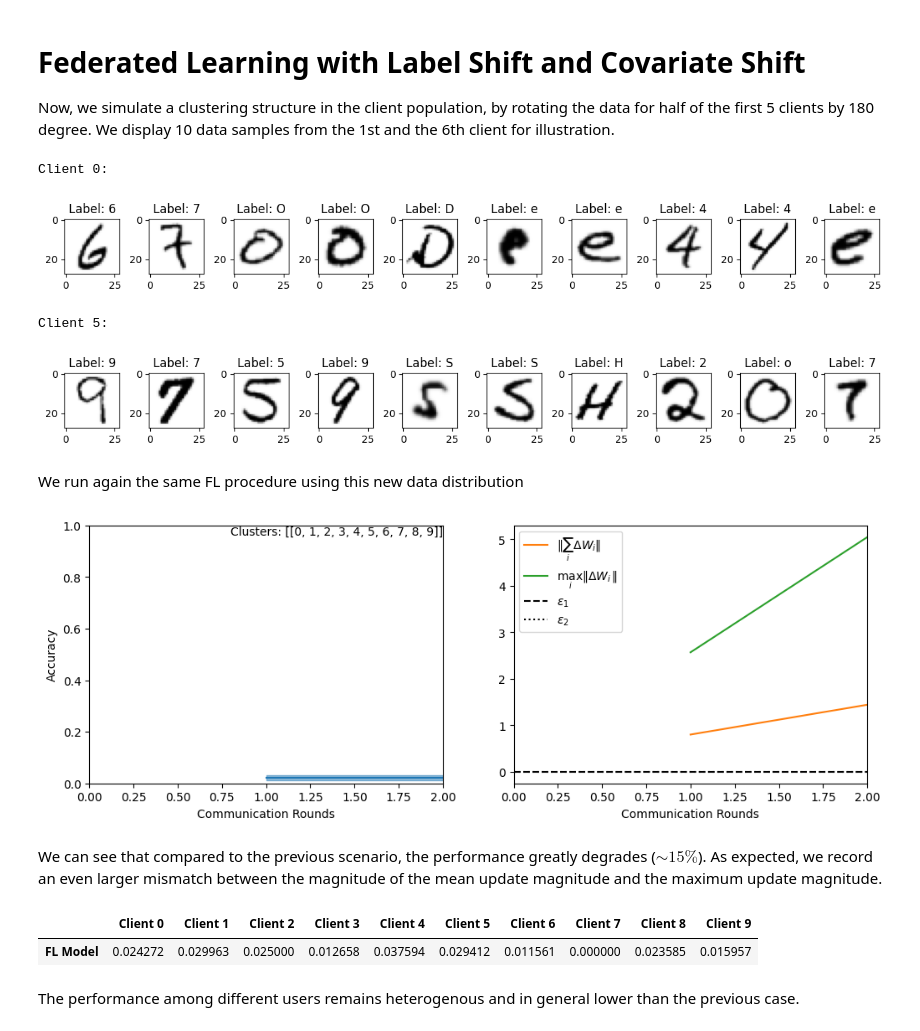
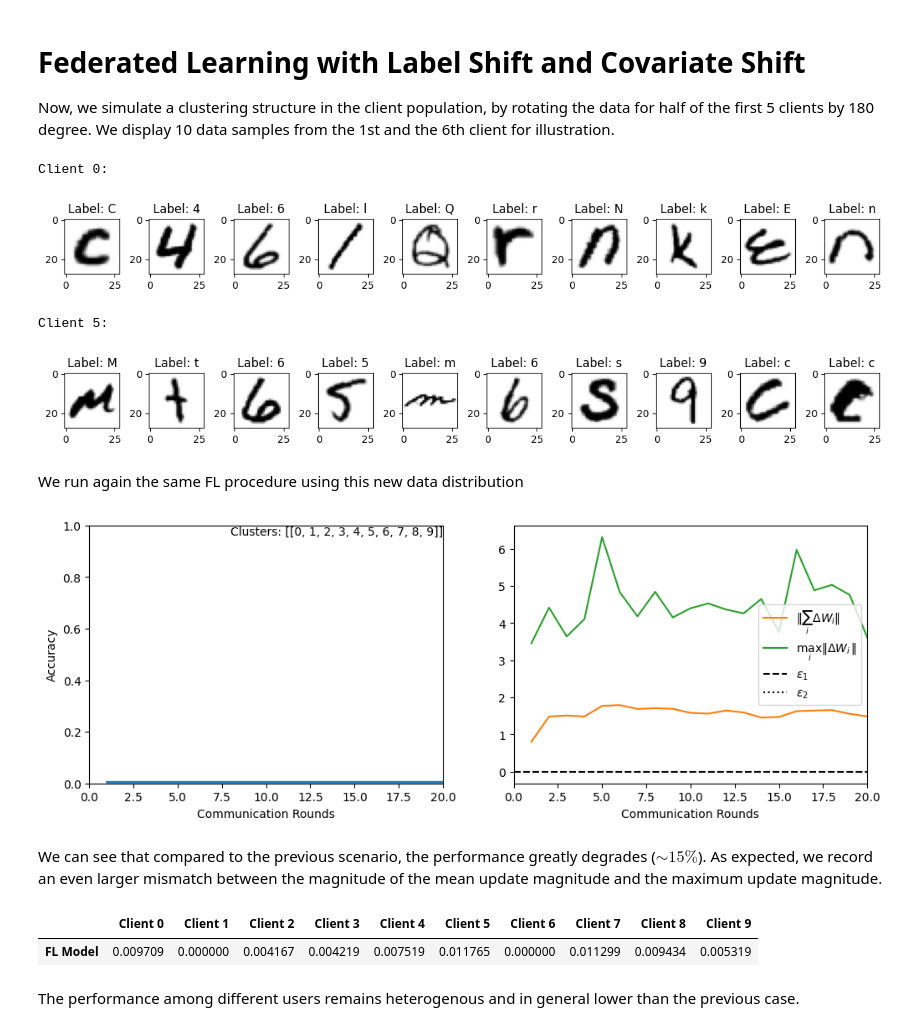
Before and after one commit to setrar/MALCOM, a Jupyter notebook: Labs/Lab 3/MALCOM_2024_Lab_3_Fed_Learning.ipynb, the cells around one changed output. Saved outputs shown, nothing was run; the diff lists cells and outputs as text; code cells hidden in the pictures.

```diff
--- a/Labs/Lab 3/MALCOM_2024_Lab_3_Fed_Learning.ipynb
+++ b/Labs/Lab 3/MALCOM_2024_Lab_3_Fed_Learning.ipynb
@@ -328,8 +328,7 @@ During training, we track the mean and std client accuracies, as well as the ave
 
 **EXERCISE TODO: Using the methods above, define the training round of the FL procedure. In particular, sample a fraction of population of devices, compute the weights updates for each participating devices and aggregate the weights updates.**
 # %%
-COMMUNICATION_ROUNDS = 2
-
+COMMUNICATION_ROUNDS = 20 # Increased from 2 to 20
 
 cfl_stats = ExperimentLogger()
 
@@ -428,13 +427,14 @@ for client in [clients[0], clients[5]]:
     plt.show()
 # %% [output]
 Client 0:
-[figure, old version]
+[figure, new version]
 Client 5:
-[figure, old version]
+[figure, new version]
 # %% [markdown]
 We run again the same FL procedure using this new data distribution
 # %%
-COMMUNICATION_ROUNDS = 2
+COMMUNICATION_ROUNDS = 20 # Increased from 2 to 20
+
 
 cfl_stats = ExperimentLogger()
 
@@ -443,36 +443,40 @@ cluster_indices = [np.arange(len(clients)).astype("int")]
 
 for c_round in range(1, COMMUNICATION_ROUNDS+1):
 
     if c_round == 1:
         for client in clients:
             client.synchronize_with_server(server)
 
     participating_clients = server.select_clients(clients, frac=1.0)
 
     for client in participating_clients:
         train_stats = client.compute_weight_update(epochs=1)
         client.reset()
 
     for idc in cluster_indices:
         max_norm = server.compute_max_update_norm([clients[i] for i in idc])
         mean_norm = server.compute_mean_update_norm([clients[i] for i in idc])
 
-
-    server.aggregate_weight_updates(participating_clients)
+    # Correct aggregation of updates
+    updates = [client.dW for client in participating_clients]
+    aggregated_update = {}
+    for key in updates[0].keys():
+        aggregated_update[key] = sum(update[key] for update in updates) / len(updates)
+    # server.aggregate_weight_updates(participating_clients)
 
     acc_clients = [client.evaluate() for client in clients]
 
     cfl_stats.log({"acc_clients" : acc_clients, "mean_norm" : mean_norm, "max_norm" : max_norm,
                   "rounds" : c_round, "clusters" : cluster_indices})
 
 
     display_train_stats(cfl_stats, 0,0, COMMUNICATION_ROUNDS)
 
 
 for idc in cluster_indices:
     server.cache_model(idc, clients[idc[0]].W, acc_clients)
 # %% [output]
-[figure, old version]
+[figure, new version]
 # %% [markdown]
 We can see that compared to the previous scenario, the performance greatly degrades ($\sim 15\%$). As expected, we record an even larger mismatch between the magnitude of the mean update magnitude and the maximum update magnitude.
 # %%
@@ -490,7 +494,7 @@ def highlight_max(s):
 frame.T.style.apply(highlight_max)
 # %% [output]
 |  | Client 0 | Client 1 | Client 2 | Client 3 | Client 4 | Client 5 | Client 6 | Client 7 | Client 8 | Client 9 |
-| FL Model | 0.024272 | 0.029963 | 0.025000 | 0.012658 | 0.037594 | 0.029412 | 0.011561 | 0.000000 | 0.023585 | 0.015957 |
+| FL Model | 0.009709 | 0.000000 | 0.004167 | 0.004219 | 0.007519 | 0.011765 | 0.000000 | 0.011299 | 0.009434 | 0.005319 |
 # %% [markdown]
 The performance among different users remains heterogenous and in general lower than the previous case.
 # %% [markdown]
```
Also changed, not shown: parts of 6 cells of this notebook.
